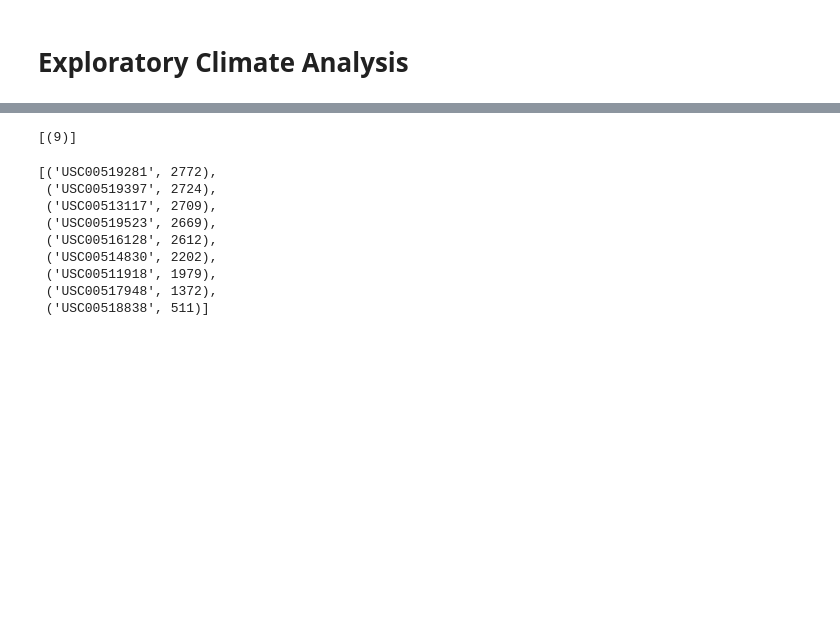
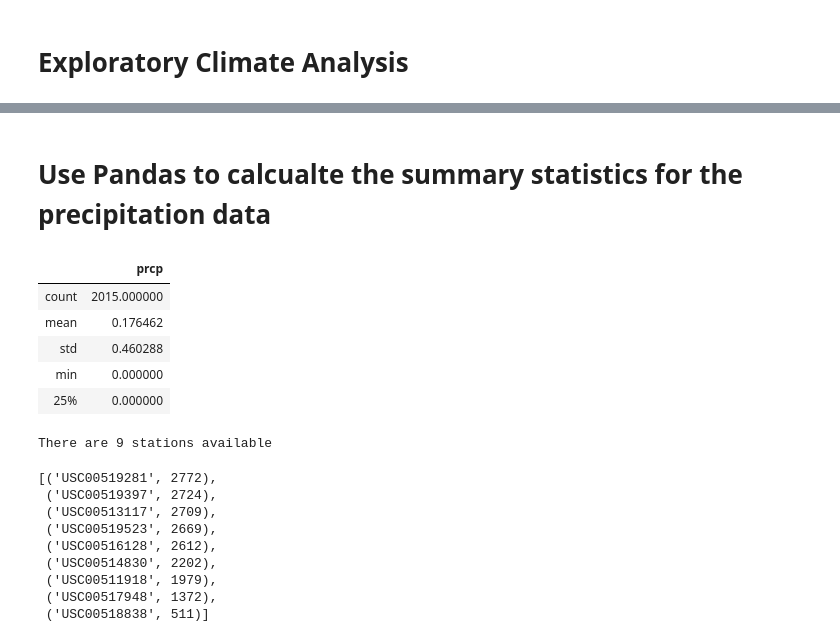
Before and after one commit to dowripple/sqlalchemy-challenge, a Jupyter notebook: climate_starter.ipynb, the cells around one changed output, grey strips where cells are left out. Cells and saved outputs as stored; diff of their text form; code cells hidden in the pictures; blank space fills up the shorter version.

```diff
--- a/climate_starter.ipynb
+++ b/climate_starter.ipynb
@@ -96,7 +103,24 @@ last_date = results[1][1]
+# %% [markdown]
+# Use Pandas to calcualte the summary statistics for the precipitation data
+# %%
+desc = df.describe()
+
+desc.head()
+
+# desc.savfig('images/describe.png')
+# %% [output]
+|  | prcp |
+| count | 2015.000000 |
+| mean | 0.176462 |
+| std | 0.460288 |
+| min | 0.000000 |
+| 25% | 0.000000 |
 # %%
 # Design a query to show how many stations are available in this dataset?
+station_count = session.query(Station.station).count()
+print(f'There are {station_count} stations available')
 # %% [output]
-[(9)]
+There are 9 stations available
 # %%
 # What are the most active stations? (i.e. what stations have the most rows)?
 # List the stations and the counts in descending order.
```
Also changed, not shown: parts of 5 cells of this notebook, 1 other file.
